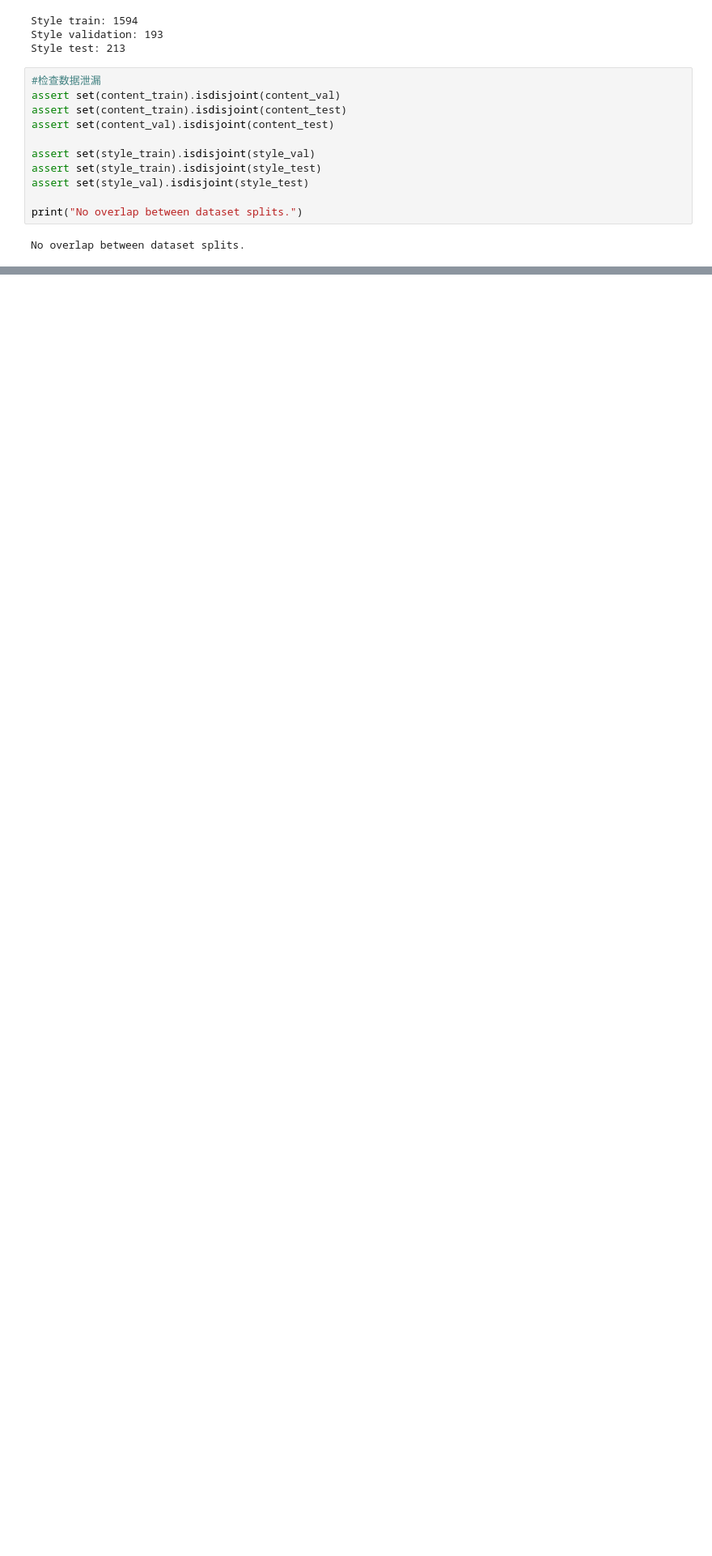
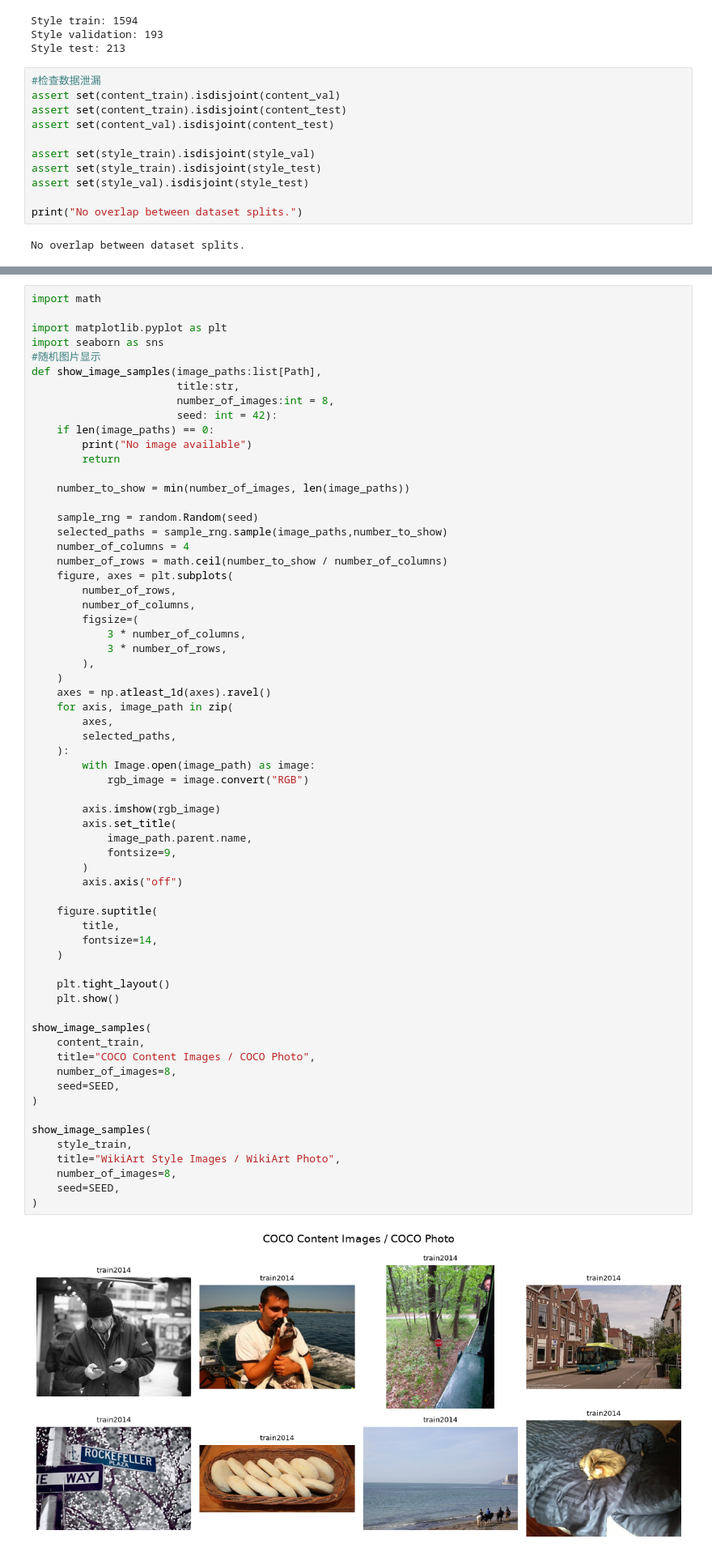
Before and after one commit to Harukadesune/Image_style_transfer, a Jupyter notebook: gp.ipynb, the cells around one changed output, grey strips where cells are left out. Shown at 81% size. Cells and saved outputs as stored; diff of their text form; blank space fills up the shorter version.

```diff
--- a/gp.ipynb
+++ b/gp.ipynb
@@ -263,0 +544,66 @@ No overlap between dataset splits.
+# %%
+import math
+
+import matplotlib.pyplot as plt
+import seaborn as sns
+#随机图片显示
+def show_image_samples(image_paths:list[Path],
+                       title:str,
+                       number_of_images:int = 8,
+                       seed: int = 42):
+    if len(image_paths) == 0:
+        print("No image available")
+        return
+
+    number_to_show = min(number_of_images, len(image_paths))
+
+    sample_rng = random.Random(seed)
+    selected_paths = sample_rng.sample(image_paths,number_to_show)
+    number_of_columns = 4
+    number_of_rows = math.ceil(number_to_show / number_of_columns)
+    figure, axes = plt.subplots(
+        number_of_rows,
+        number_of_columns,
+        figsize=(
+            3 * number_of_columns,
+            3 * number_of_rows,
+        ),
+    )
+    axes = np.atleast_1d(axes).ravel()
+    for axis, image_path in zip(
+        axes,
+        selected_paths,
+    ):
+        with Image.open(image_path) as image:
+            rgb_image = image.convert("RGB")
+
+        axis.imshow(rgb_image)
+        axis.set_title(
+            image_path.parent.name,
+            fontsize=9,
+        )
+        axis.axis("off")
+
+    figure.suptitle(
+        title,
+        fontsize=14,
+    )
+
+    plt.tight_layout()
+    plt.show()
+
+show_image_samples(
+    content_train,
+    title="COCO Content Images / COCO Photo",
+    number_of_images=8,
+    seed=SEED,
+)
+
+show_image_samples(
+    style_train,
+    title="WikiArt Style Images / WikiArt Photo",
+    number_of_images=8,
+    seed=SEED,
+)
+# %% [output]
+[figure, added]
```
Also changed, not shown: parts of 18 cells of this notebook.
